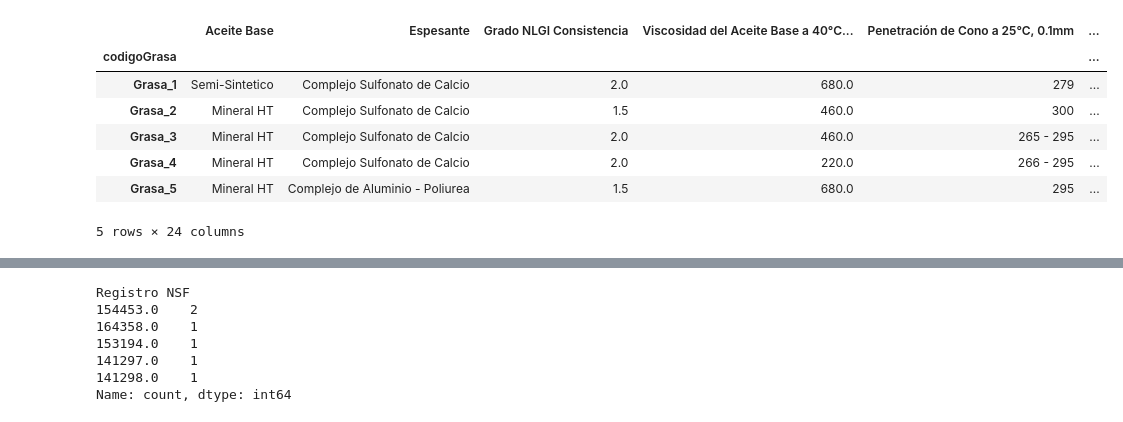
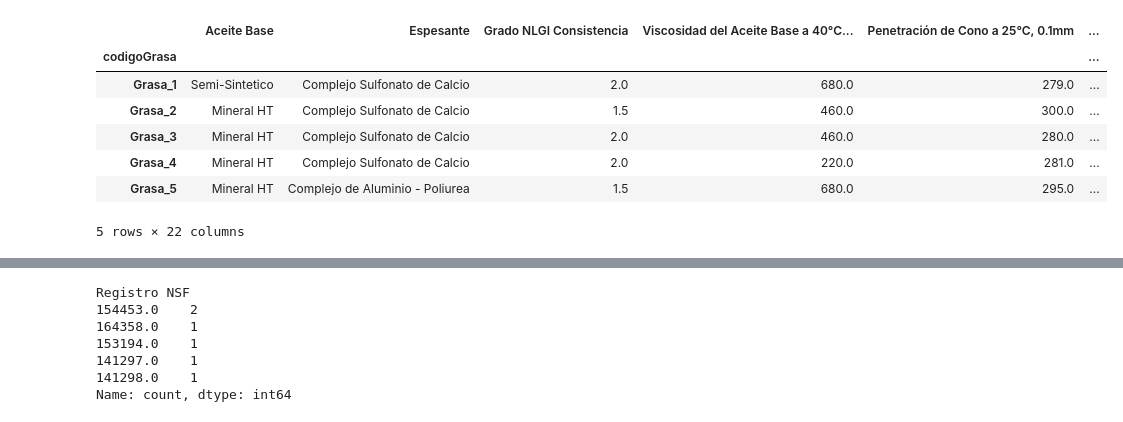
Before and after one commit to luiscarlosmarrufo/reto-interlub, a Jupyter notebook: notebooks/exploration.ipynb, the cells around one changed output, grey strips where cells are left out. Drawn from its saved outputs; the diff is of its cells as text; code cells hidden in the pictures.

```diff
--- a/notebooks/exploration.ipynb
+++ b/notebooks/exploration.ipynb
@@ -4,7 +4,7 @@ import numpy as np
 # %%
 np.random.seed(42)
 # %%
-df = pd.read_csv("../datos/datos_grasas_Tec.csv", encoding="latin1")
+df = pd.read_csv("../datos/datos_grasas_Tec_limpio.csv")
 df.head()
 # %% [output]
 |  | idDatosGrasas | codigoGrasa | Aceite Base | Espesante | Grado NLGI Consistencia | Viscosidad del Aceite Base a 40°C... | ... |
@@ -106,26 +126,26 @@ df.drop(vacias, axis = 1, inplace = True)
 # %%
 df_v = df.drop(columns=["idDatosGrasas",
                         #"codigoGrasa",
                         "Indice de Carga-Desgaste",
-                        "Corrion EMCOR",
-                        "Bombeabilidad",
-                        "Clasificacion ISO 6743-9",
-                        "Presion de Flujo a -30°C, mbar",
-                        "Separacion del Aceite, %",
+                        #"Corrion EMCOR",
+                        #"Bombeabilidad",
+                        #"Clasificacion ISO 6743-9",
+                        #"Presion de Flujo a -30°C, mbar",
+                        #"Separacion del Aceite, %",
                         "categoria"])
 
 df_v.index = df_v["codigoGrasa"]
 df_v.drop(columns=["codigoGrasa"], inplace=True)
 df_v.head()
 # %% [output]
 |  | Aceite Base | Espesante | Grado NLGI Consistencia | Viscosidad del Aceite Base a 40°C... | Penetración de Cono a 25°C, 0.1mm | ... |
 | codigoGrasa |  |  |  |  |  | ... |
-| Grasa_1 | Semi-Sintetico | Complejo Sulfonato de Calcio | 2.0 | 680.0 | 279 | ... |
-| Grasa_2 | Mineral HT | Complejo Sulfonato de Calcio | 1.5 | 460.0 | 300 | ... |
-| Grasa_3 | Mineral HT | Complejo Sulfonato de Calcio | 2.0 | 460.0 | 265 - 295 | ... |
-| Grasa_4 | Mineral HT | Complejo Sulfonato de Calcio | 2.0 | 220.0 | 266 - 295 | ... |
-| Grasa_5 | Mineral HT | Complejo de Aluminio - Poliurea | 1.5 | 680.0 | 295 | ... |
+| Grasa_1 | Semi-Sintetico | Complejo Sulfonato de Calcio | 2.0 | 680.0 | 279.0 | ... |
+| Grasa_2 | Mineral HT | Complejo Sulfonato de Calcio | 1.5 | 460.0 | 300.0 | ... |
+| Grasa_3 | Mineral HT | Complejo Sulfonato de Calcio | 2.0 | 460.0 | 280.0 | ... |
+| Grasa_4 | Mineral HT | Complejo Sulfonato de Calcio | 2.0 | 220.0 | 281.0 | ... |
+| Grasa_5 | Mineral HT | Complejo de Aluminio - Poliurea | 1.5 | 680.0 | 295.0 | ... |
-5 rows × 24 columns
+5 rows × 22 columns
 # %%
 import seaborn as sns
 import matplotlib.pyplot as plt
```
Also changed, not shown: parts of 26 cells of this notebook, 5 other files.
